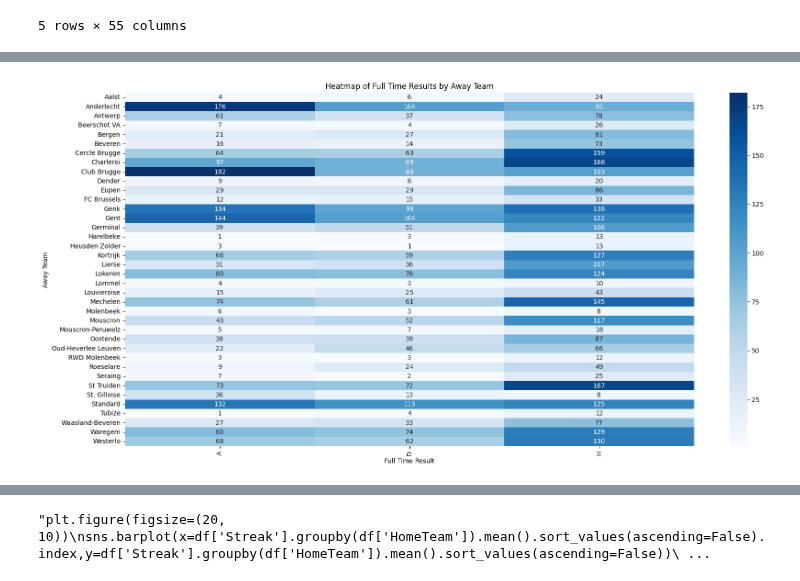
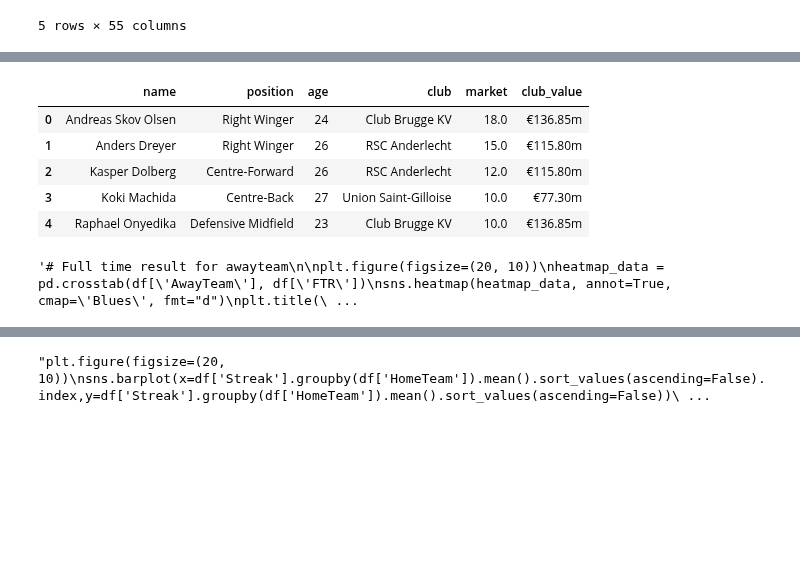
Before and after one commit to mstfgul/BetPredictionProject, a Jupyter notebook: visualizations/data_analysis_model_training_3.ipynb, the cells around one changed output, grey strips where cells are left out. Drawn from its saved outputs; the diff is of its cells as text; code cells hidden in the pictures; blank space fills up the shorter version.

```diff
--- a/visualizations/data_analysis_model_training_3.ipynb
+++ b/visualizations/data_analysis_model_training_3.ipynb
@@ -136,5 +123,14 @@ Club Brugge    266
+# %%
+df_2.head()
+# %% [output]
+|  | name | position | age | club | market | club_value |
+| 0 | Andreas Skov Olsen | Right Winger | 24 | Club Brugge KV | 18.0 | €136.85m |
+| 1 | Anders Dreyer | Right Winger | 26 | RSC Anderlecht | 15.0 | €115.80m |
+| 2 | Kasper Dolberg | Centre-Forward | 26 | RSC Anderlecht | 12.0 | €115.80m |
+| 3 | Koki Machida | Centre-Back | 27 | Union Saint-Gilloise | 10.0 | €77.30m |
+| 4 | Raphael Onyedika | Defensive Midfield | 23 | Club Brugge KV | 10.0 | €136.85m |
 # %%
-# Full time result for awayteam
+'''# Full time result for awayteam
 
 plt.figure(figsize=(20, 10))
 heatmap_data = pd.crosstab(df['AwayTeam'], df['FTR'])
@@ -143,7 +139,7 @@ plt.title('Heatmap of Full Time Results by Away Team')
 plt.xlabel('Full Time Result')
 plt.ylabel('Away Team')
 plt.xticks(rotation=90)
-plt.show()
+plt.show()'''
 # %% [output]
-[figure, removed]
+'# Full time result for awayteam\n\nplt.figure(figsize=(20, 10))\nheatmap_data = pd.crosstab(df[\'AwayTeam\'], df[\'FTR\'])\nsns.heatmap(heatmap_data, annot=True, cmap=\'Blues\', fmt="d")\nplt.title(\ ...
 # %%
```
Also changed, not shown: parts of 23 cells of this notebook, 8 other files.
